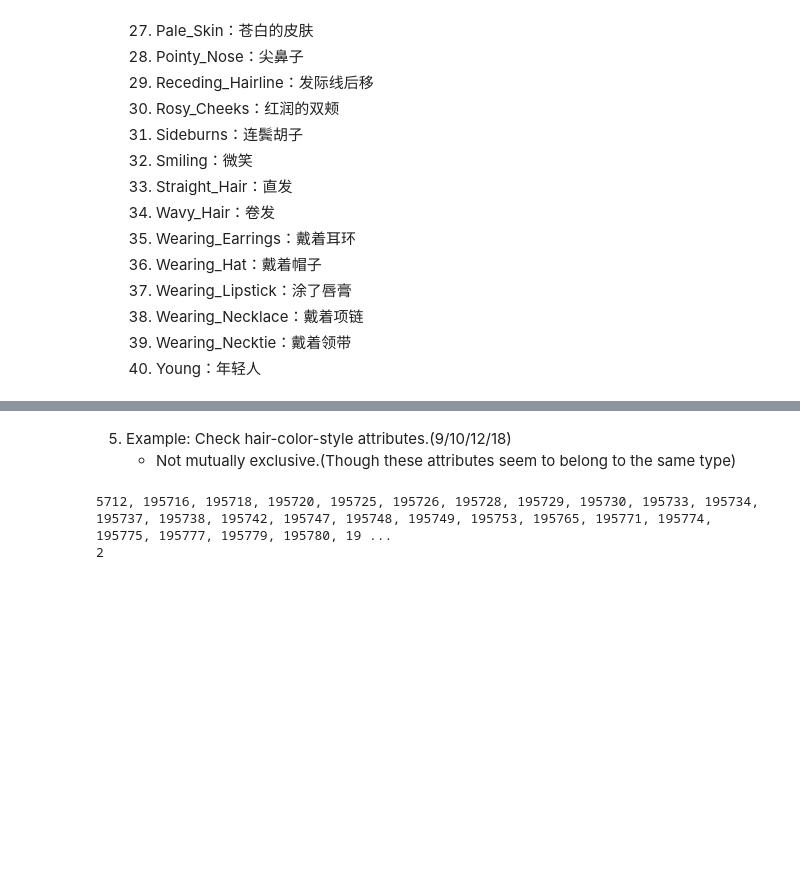
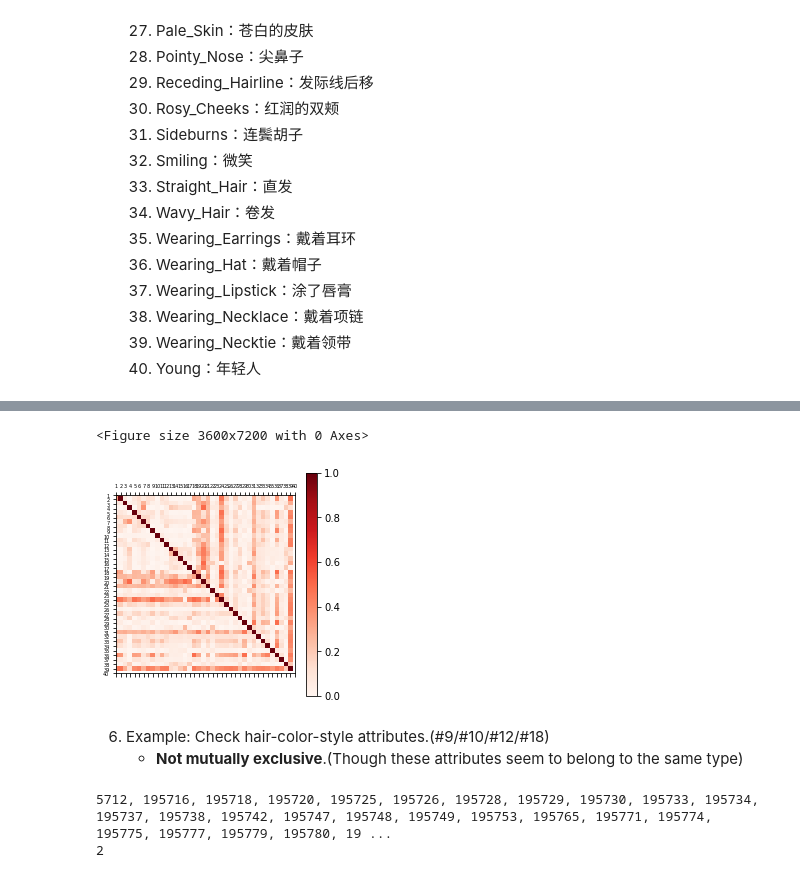
Before and after one commit to 2rintf/CelebA-face-attribute-overview, a Jupyter notebook: data_distribution.ipynb, the cells around one changed output, grey strips where cells are left out. Drawn from its saved outputs; the diff is of its cells as text; code cells hidden in the pictures; blank space fills up the shorter version.

Commit message:
Add the analysis of co-occurence matrix of CelebA.

```diff
--- a/data_distribution.ipynb
+++ b/data_distribution.ipynb
@@ -126,0 +129,18 @@ plt.show()
+# %%
+print(attr_value_np.shape[0])
+countMat = np.zeros((40,40))
+# print(countMat)
+
+for j in range(attr_value_np.shape[0]):
+    data = attr_value_np[j,:]
+    temp = []
+    for i,v in enumerate(data):
+        if v ==1:
+            temp.append(i)
+    for p in range(40):
+        if temp.__contains__(p):
+            for index in temp:
+                countMat[p,index]+=1
+
+
+print(countMat)
@@ -126,0 +162,8 @@ plt.show()
+# %%
+countMat_normed = countMat/countMat.max(axis=1)
+countMat_normed = np.tril(countMat_normed)
+countMat_normed += countMat_normed.T
+countMat_normed /= 2.
+
+# countMat_normed = (countMat_normed1+countMat_normed2)/2
+print(countMat_normed)
@@ -127,6 +184,25 @@ plt.show()
+# %%
+plt.figure(figsize=(50,100))
+plt.matshow(countMat_normed,cmap=plt.cm.Reds)
+plt.xlim(1,40)
+plt.ylim(40,1)
+x_major_locator=plt.MultipleLocator(1)
+y_major_locator=plt.MultipleLocator(1)
+ax=plt.gca()
+ax.xaxis.set_major_locator(x_major_locator)
+ax.yaxis.set_major_locator(y_major_locator)
+plt.colorbar()
+plt.xticks(size=5)
+plt.yticks(size=5)
+
+plt.savefig("co-occurence_matrix.jpg",dpi=500)
+# plt.show()
+# %% [output]
+<Figure size 3600x7200 with 0 Axes>
+[figure, added]
 # %% [markdown]
-5. Example: Check hair-color-style attributes.(9/10/12/18)
-    - Not mutually exclusive.(Though these attributes seem to belong to the same type)
+6. Example: Check hair-color-style attributes.(#9/#10/#12/#18)
+    - **Not mutually exclusive**.(Though these attributes seem to belong to the same type)
 # %%
 black = attr_value_np[:,9-1]
 blond = attr_value_np[:,10-1]
```
Also changed, not shown: parts of 3 cells of this notebook, 1 other file.
